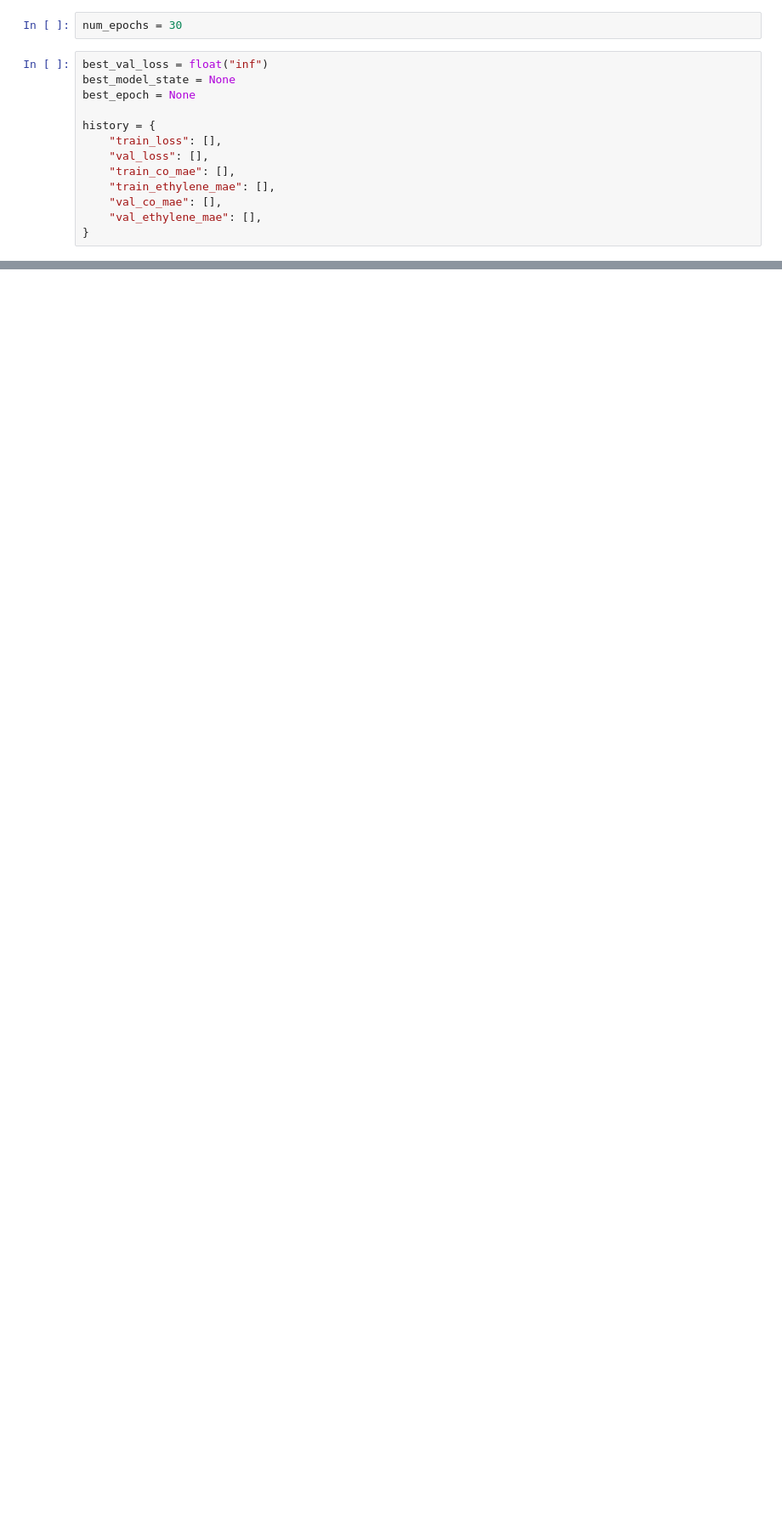
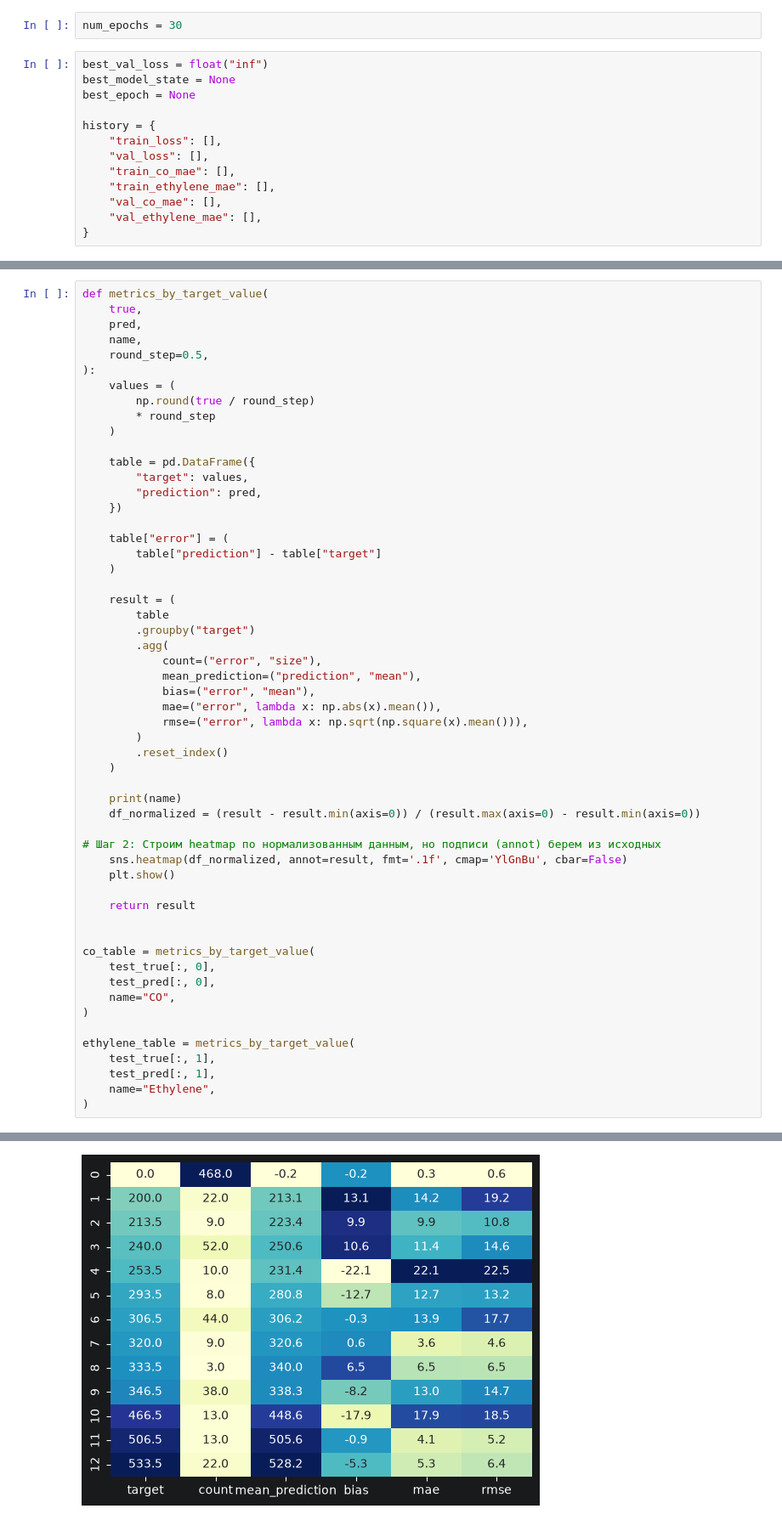
Before and after one commit to GaleevArslanDev/DySiG, a Jupyter notebook: lstm.ipynb, the cells around one changed output, grey strips where cells are left out. Shown at 85% size. Saved outputs shown, nothing was run; the diff lists cells and outputs as text; blank space fills up the shorter version.

```diff
--- a/lstm.ipynb
+++ b/lstm.ipynb
@@ -639,0 +980,56 @@ print("Model saved")
+# %%
+def metrics_by_target_value(
+    true,
+    pred,
+    name,
+    round_step=0.5,
+):
+    values = (
+        np.round(true / round_step)
+        * round_step
+    )
+
+    table = pd.DataFrame({
+        "target": values,
+        "prediction": pred,
+    })
+
+    table["error"] = (
+        table["prediction"] - table["target"]
+    )
+
+    result = (
+        table
+        .groupby("target")
+        .agg(
+            count=("error", "size"),
+            mean_prediction=("prediction", "mean"),
+            bias=("error", "mean"),
+            mae=("error", lambda x: np.abs(x).mean()),
+            rmse=("error", lambda x: np.sqrt(np.square(x).mean())),
+        )
+        .reset_index()
+    )
+
+    print(name)
+    df_normalized = (result - result.min(axis=0)) / (result.max(axis=0) - result.min(axis=0))
+
+# Шаг 2: Строим heatmap по нормализованным данным, но подписи (annot) берем из исходных
+    sns.heatmap(df_normalized, annot=result, fmt='.1f', cmap='YlGnBu', cbar=False)
+    plt.show()
+
+    return result
+
+
+co_table = metrics_by_target_value(
+    test_true[:, 0],
+    test_pred[:, 0],
+    name="CO",
+)
+
+ethylene_table = metrics_by_target_value(
+    test_true[:, 1],
+    test_pred[:, 1],
+    name="Ethylene",
+)
+# %% [output]
@@ -639,0 +1037 @@ print("Model saved")
+[figure, added]
```
Also changed, not shown: parts of 20 cells of this notebook, 7 other files.
